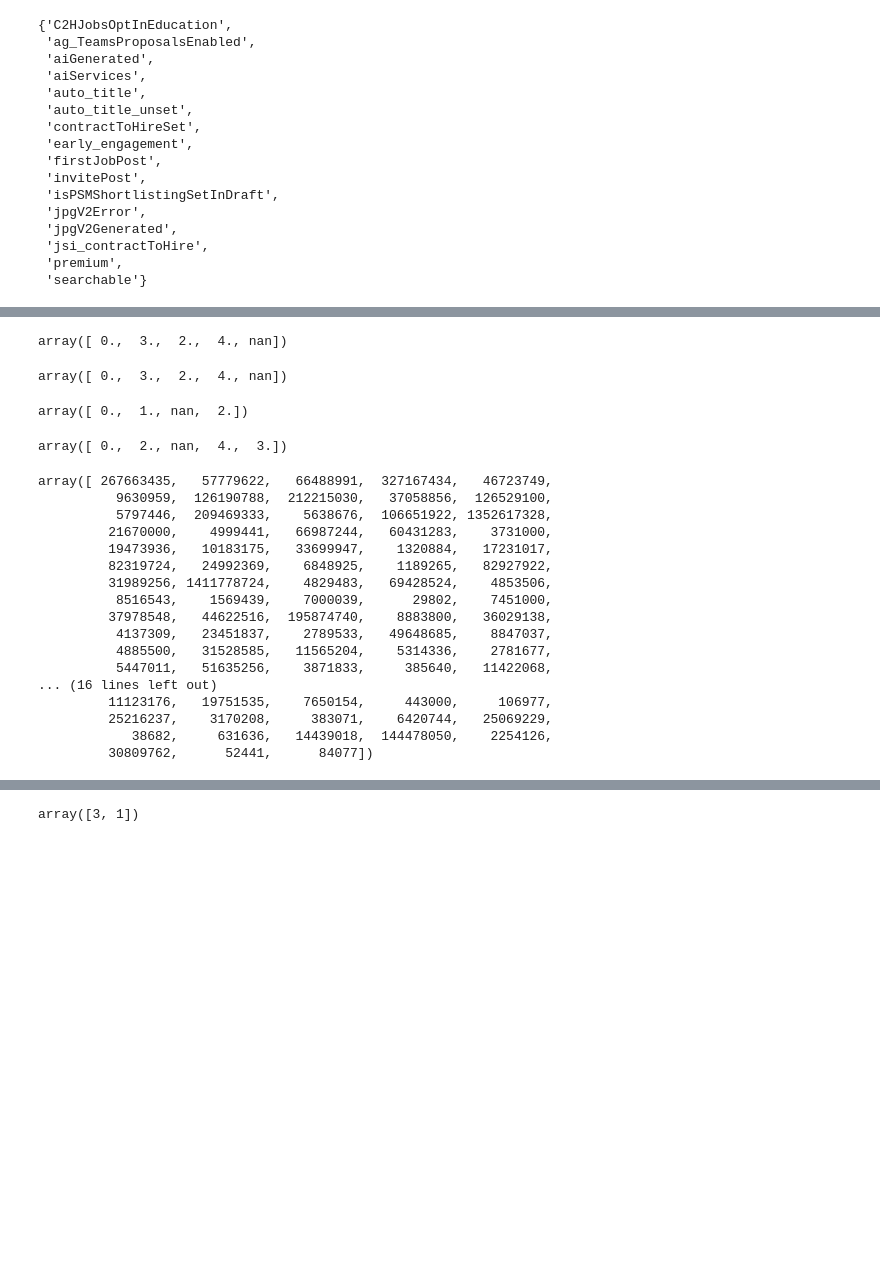
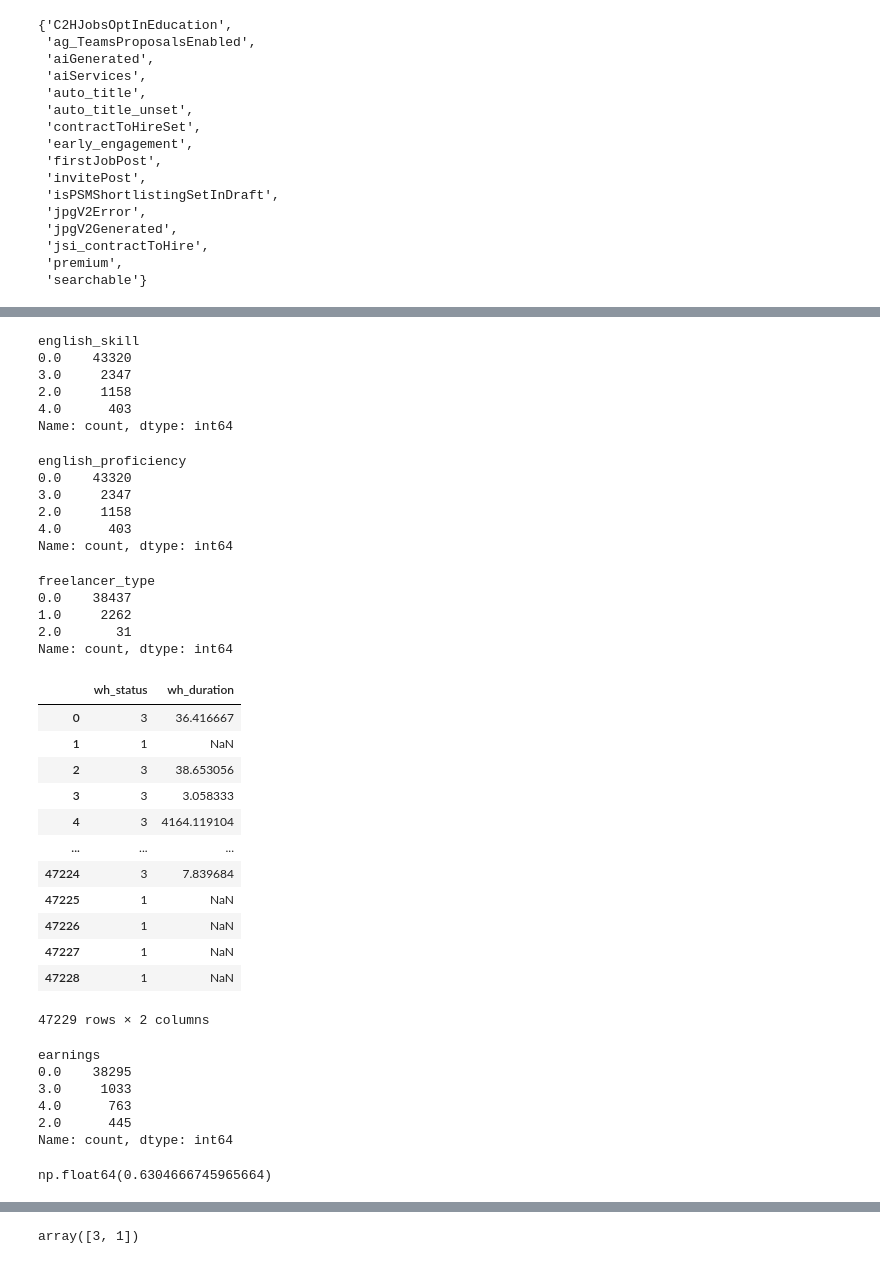
Before and after one commit to Symfa-Inc/upwork-insights, a Jupyter notebook: notebooks/convert_clean_to_final_debug.ipynb, the cells around one changed output, grey strips where cells are left out. Drawn from its saved outputs; the diff is of its cells as text; code cells hidden in the pictures; blank space fills up the shorter version.

```diff
--- a/notebooks/convert_clean_to_final_debug.ipynb
+++ b/notebooks/convert_clean_to_final_debug.ipynb
@@ -97,36 +154,55 @@ array(['Chrome', 'AppleWebKit', 'Safari', 'Edge', 'Firefox', nan, 'Opera',
 # %%
-df['english_skill'].unique()
+df['english_skill'].value_counts()
 # %% [output]
-array([ 0.,  3.,  2.,  4., nan])
+english_skill
+0.0    43320
+3.0     2347
+2.0     1158
+4.0      403
+Name: count, dtype: int64
 # %%
-df['english_proficiency'].unique()
+df['english_proficiency'].value_counts()
 # %% [output]
-array([ 0.,  3.,  2.,  4., nan])
+english_proficiency
+0.0    43320
+3.0     2347
+2.0     1158
+4.0      403
+Name: count, dtype: int64
 # %%
-df['freelancer_type'].unique()
+df['freelancer_type'].value_counts()
 # %% [output]
-array([ 0.,  1., nan,  2.])
+freelancer_type
+0.0    38437
+1.0     2262
+2.0       31
+Name: count, dtype: int64
+# %%
+df[['wh_status', 'wh_duration']]
+# %% [output]
+|  | wh_status | wh_duration |
+| 0 | 3 | 36.416667 |
+| 1 | 1 | NaN |
+| 2 | 3 | 38.653056 |
+| 3 | 3 | 3.058333 |
+| 4 | 3 | 4164.119104 |
+| ... | ... | ... |
+| 47224 | 3 | 7.839684 |
+| 47225 | 1 | NaN |
+| 47226 | 1 | NaN |
+| 47227 | 1 | NaN |
+| 47228 | 1 | NaN |
+47229 rows × 2 columns
 # %%
-df['earnings'].unique()
+df['earnings'].value_counts()
 # %% [output]
-array([ 0.,  2., nan,  4.,  3.])
+earnings
+0.0    38295
+3.0     1033
+4.0      763
+2.0      445
+Name: count, dtype: int64
 # %%
-df['geo_country_population'].unique()
+df['geo_city_agglomeration'].value_counts(normalize=True)[:40].sum()
 # %% [output]
-array([ 267663435,   57779622,   66488991,  327167434,   46723749,
-          9630959,  126190788,  212215030,   37058856,  126529100,
-          5797446,  209469333,    5638676,  106651922, 1352617328,
-         21670000,    4999441,   66987244,   60431283,    3731000,
-         19473936,   10183175,   33699947,    1320884,   17231017,
-         82319724,   24992369,    6848925,    1189265,   82927922,
-         31989256, 1411778724,    4829483,   69428524,    4853506,
-          8516543,    1569439,    7000039,      29802,    7451000,
-         37978548,   44622516,  195874740,    8883800,   36029138,
-          4137309,   23451837,    2789533,   49648685,    8847037,
-          4885500,   31528585,   11565204,    5314336,    2781677,
-          5447011,   51635256,    3871833,     385640,   11422068,
-... (16 lines left out)
-         11123176,   19751535,    7650154,     443000,     106977,
-         25216237,    3170208,     383071,    6420744,   25069229,
-            38682,     631636,   14439018,  144478050,    2254126,
-         30809762,      52441,      84077])
+np.float64(0.6304666745965664)
```
Also changed, not shown: parts of 23 cells of this notebook, 1 other file.
